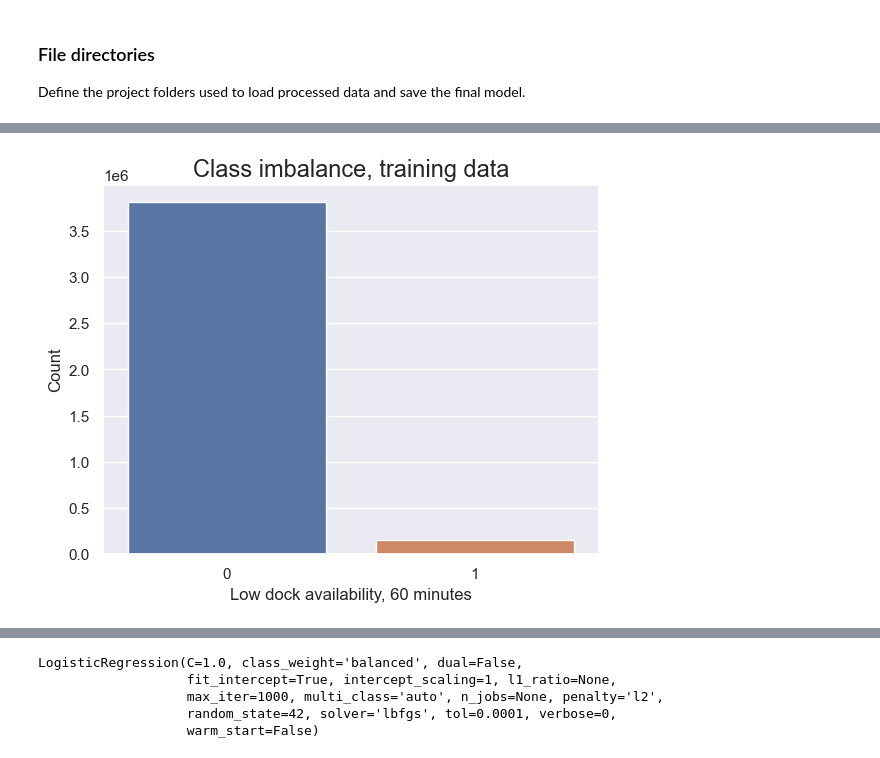
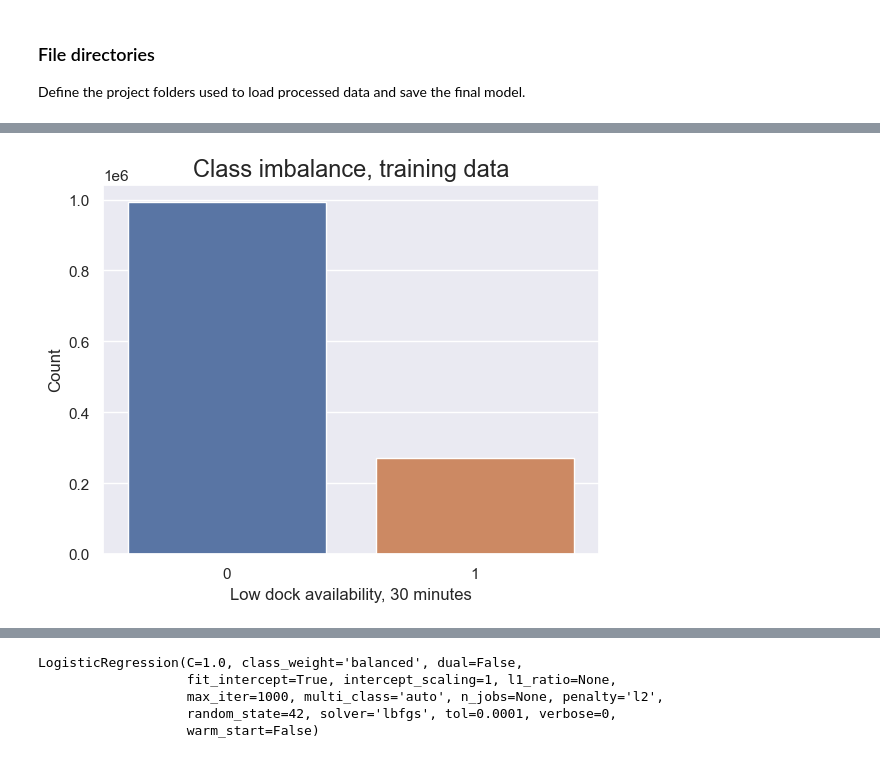
Before and after one commit to jac6779/citi-bike-prediction, a Jupyter notebook: notebooks/04_citi_bike_prediction_modeling.ipynb, the cells around one changed output, grey strips where cells are left out. Saved outputs shown, nothing was run; the diff lists cells and outputs as text; code cells hidden in the pictures.

```diff
--- a/notebooks/04_citi_bike_prediction_modeling.ipynb
+++ b/notebooks/04_citi_bike_prediction_modeling.ipynb
@@ -82,12 +82,12 @@ Name: proportion, dtype: float64
 # %%
 # Visualize training imbalance
 sns.countplot(x=y_train, hue=y_train, legend=False)
 plt.title("Class imbalance, training data", fontsize=17)
-plt.xlabel("Low dock availability, 60 minutes")
+plt.xlabel("Low dock availability, 30 minutes")
 plt.ylabel("Count")
 plt.show()
 # %% [output]
-[figure, old version]
+[figure, new version]
 # %%
 print("Target testing class distribution:")
 print(y_test.value_counts())
```
Also changed, not shown: parts of 39 cells of this notebook, 7 other files.
